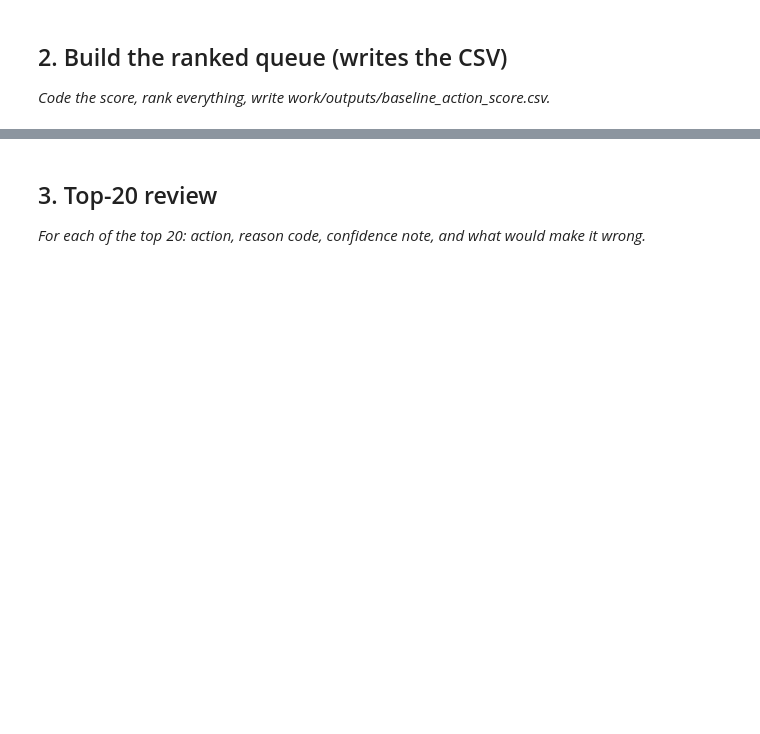
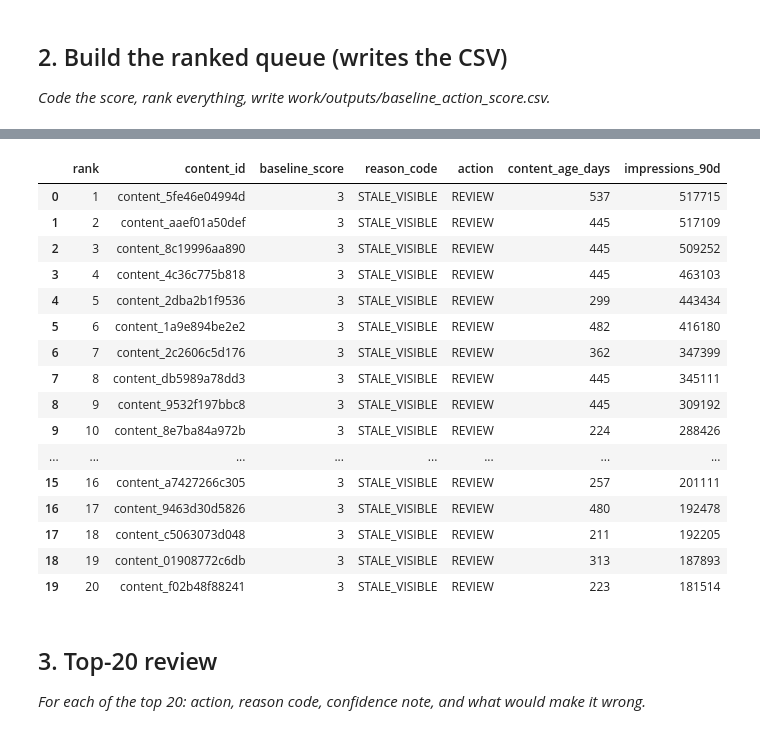
Before and after one commit to VinayBhavikatti/flyrank-ml-internship, a Jupyter notebook: work/notebooks/w04_baseline_score.ipynb, the cells around one changed output, grey strips where cells are left out. Drawn from its saved outputs; the diff is of its cells as text; code cells hidden in the pictures; blank space fills up the shorter version.

```diff
--- a/work/notebooks/w04_baseline_score.ipynb
+++ b/work/notebooks/w04_baseline_score.ipynb
@@ -22,0 +59,82 @@ This skeleton is yours to fill. Work the sections **in order** — each one has
+# %%
+# Section 2 — Build the ranked queue
+
+import os
+import pandas as pd
+
+# Clone repo if it is not already present
+if not os.path.exists("/content/flyrank-ml-internship"):
+    !git clone https://github.com/VinayBhavikatti/flyrank-ml-internship.git
+
+# Move into repo
+%cd /content/flyrank-ml-internship
+
+# Load dataset
+df = pd.read_csv("data/raw/content_refresh_anonymized.csv")
+
+# Create baseline score
+# Higher score = higher review priority
+df["baseline_score"] = (
+    (df["content_age_days"] >= 180).astype(int) * 2
+    + (df["impressions_90d"] >= 100).astype(int)
+)
+
+# Reason code
+df["reason_code"] = "LOW_PRIORITY"
+
+df.loc[
+    (df["content_age_days"] >= 180) &
+    (df["impressions_90d"] >= 100),
+    "reason_code"
+] = "STALE_VISIBLE"
+
+df.loc[
+    (df["content_age_days"] >= 180) &
+    (df["impressions_90d"] < 100),
+    "reason_code"
+] = "STALE"
+
+df.loc[
+    (df["content_age_days"] < 180) &
+    (df["impressions_90d"] >= 100),
+    "reason_code"
+] = "VISIBLE"
+
+# Action label
+df["action"] = "MONITOR"
+
+df.loc[df["baseline_score"] >= 2, "action"] = "REVIEW"
+df.loc[df["baseline_score"] == 1, "action"] = "CHECK"
+
+# Rank the queue
+queue = df.sort_values(
+    ["baseline_score", "impressions_90d", "content_age_days"],
+    ascending=[False, False, False]
+).reset_index(drop=True)
+
+queue["rank"] = queue.index + 1
+
+# Save output
+os.makedirs("work/outputs", exist_ok=True)
+
+output_path = "work/outputs/baseline_action_score.csv"
+queue.to_csv(output_path, index=False)
+
+print("Saved:", output_path)
+print("Rows ranked:", len(queue))
+
+print("\nTop 20:")
+display(
+    queue[
+        [
+            "rank",
+            "content_id",
+            "baseline_score",
+            "reason_code",
+            "action",
+            "content_age_days",
+            "impressions_90d"
+        ]
+    ].head(20)
+)
+# %% [output]
@@ -23,3 +153,20 @@ This skeleton is yours to fill. Work the sections **in order** — each one has
+|  | rank | content_id | baseline_score | reason_code | action | content_age_days | impressions_90d |
+| 0 | 1 | content_5fe46e04994d | 3 | STALE_VISIBLE | REVIEW | 537 | 517715 |
+| 1 | 2 | content_aaef01a50def | 3 | STALE_VISIBLE | REVIEW | 445 | 517109 |
+| 2 | 3 | content_8c19996aa890 | 3 | STALE_VISIBLE | REVIEW | 445 | 509252 |
+| 3 | 4 | content_4c36c775b818 | 3 | STALE_VISIBLE | REVIEW | 445 | 463103 |
+| 4 | 5 | content_2dba2b1f9536 | 3 | STALE_VISIBLE | REVIEW | 299 | 443434 |
+| 5 | 6 | content_1a9e894be2e2 | 3 | STALE_VISIBLE | REVIEW | 482 | 416180 |
+| 6 | 7 | content_2c2606c5d176 | 3 | STALE_VISIBLE | REVIEW | 362 | 347399 |
+| 7 | 8 | content_db5989a78dd3 | 3 | STALE_VISIBLE | REVIEW | 445 | 345111 |
+| 8 | 9 | content_9532f197bbc8 | 3 | STALE_VISIBLE | REVIEW | 445 | 309192 |
+| 9 | 10 | content_8e7ba84a972b | 3 | STALE_VISIBLE | REVIEW | 224 | 288426 |
+| ... | ... | ... | ... | ... | ... | ... | ... |
+| 15 | 16 | content_a7427266c305 | 3 | STALE_VISIBLE | REVIEW | 257 | 201111 |
+| 16 | 17 | content_9463d30d5826 | 3 | STALE_VISIBLE | REVIEW | 480 | 192478 |
+| 17 | 18 | content_c5063073d048 | 3 | STALE_VISIBLE | REVIEW | 211 | 192205 |
+| 18 | 19 | content_01908772c6db | 3 | STALE_VISIBLE | REVIEW | 313 | 187893 |
+| 19 | 20 | content_f02b48f88241 | 3 | STALE_VISIBLE | REVIEW | 223 | 181514 |
 # %% [markdown]
 ## 3. Top-20 review
 
```
Also changed, not shown: parts of 7 cells of this notebook.
